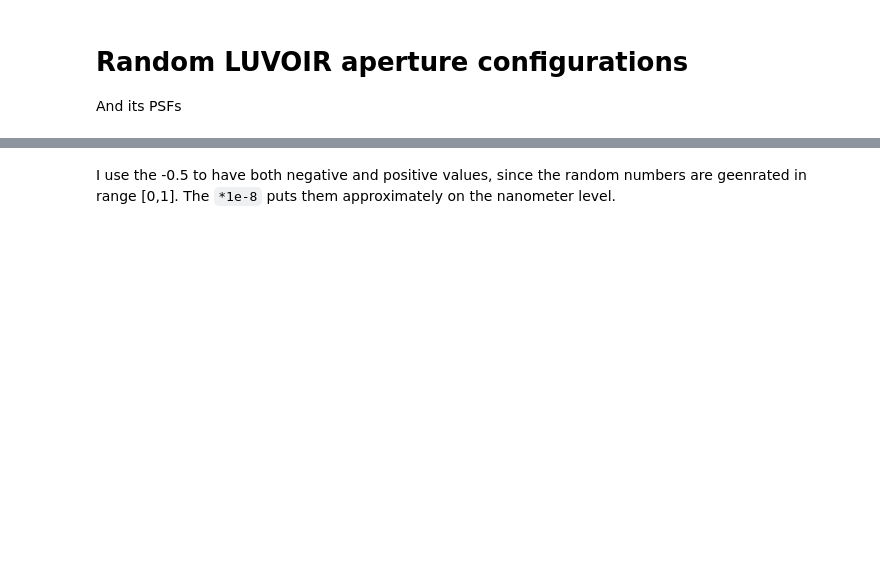
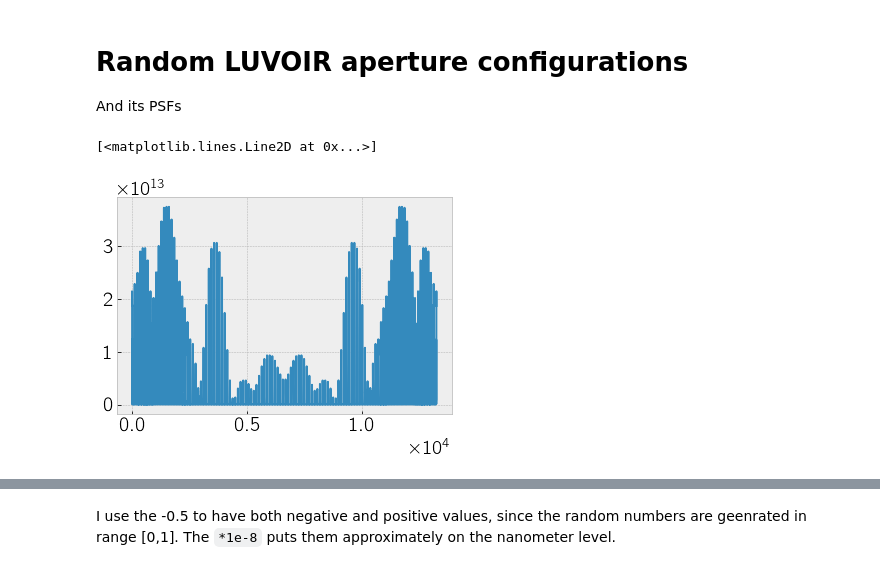
Before and after one commit to ivalaginja/PASTIS, a Jupyter notebook: Jupyter Notebooks/LUVOIR/13_Random aperture configurations.ipynb, the cells around one changed output, grey strips where cells are left out. Cells and saved outputs as stored; diff of their text form; code cells hidden in the pictures; blank space fills up the shorter version.

```diff
--- a/Jupyter Notebooks/LUVOIR/13_Random aperture configurations.ipynb
+++ b/Jupyter Notebooks/LUVOIR/13_Random aperture configurations.ipynb
@@ -31,0 +47,5 @@ norm = ref.max()
+# %%
+plt.plot(psf_unaber)
+# %% [output]
+[<matplotlib.lines.Line2D at 0x...>]
+[figure, added]
```
Also changed, not shown: parts of 51 cells of this notebook, 10 other files.
